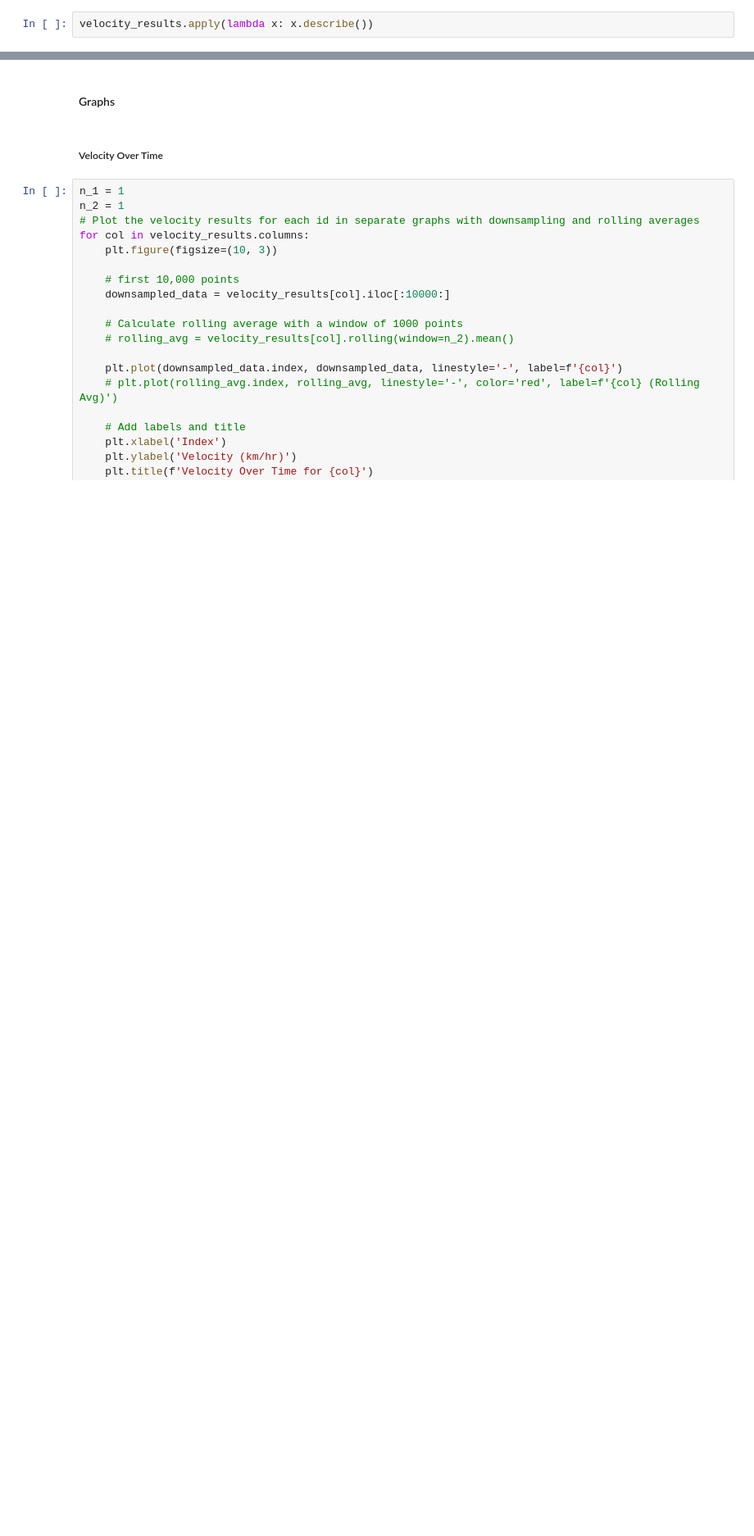
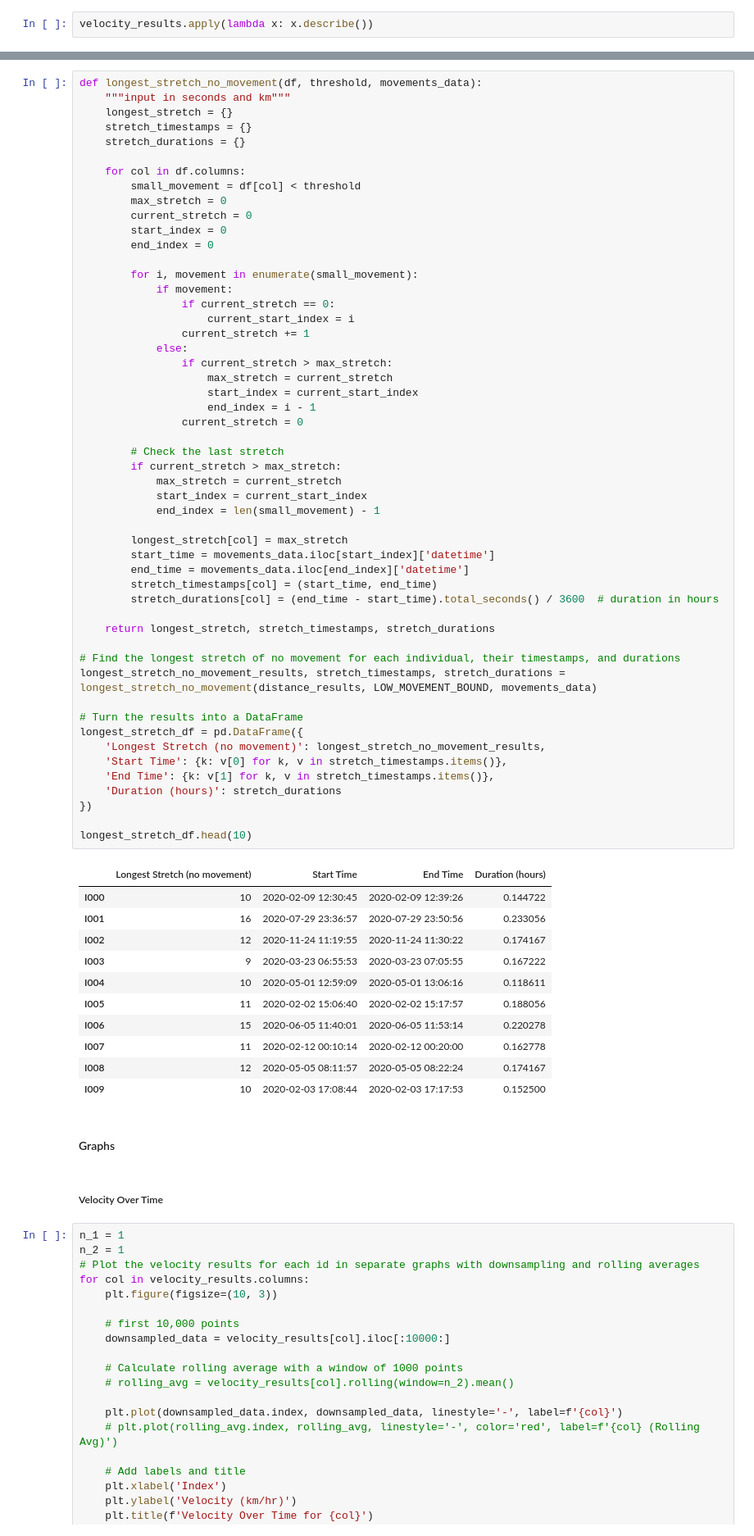
Before and after one commit to Cass-1/detecting-dine-out-patterns, a Jupyter notebook: src/notebooks/distance_analysis.ipynb, the cells around one changed output, grey strips where cells are left out. Shown: that part at 82% size. Drawn from its saved outputs; the diff is of its cells as text; blank space fills up the shorter version.

```diff
--- a/src/notebooks/distance_analysis.ipynb
+++ b/src/notebooks/distance_analysis.ipynb
@@ -92,3 +110,67 @@ velocity_results.apply(lambda x: x.describe())
+# %%
+def longest_stretch_no_movement(df, threshold, movements_data):
+    """input in seconds and km"""
+    longest_stretch = {}
+    stretch_timestamps = {}
+    stretch_durations = {}
+
+    for col in df.columns:
+        small_movement = df[col] < threshold
+        max_stretch = 0
+        current_stretch = 0
+        start_index = 0
+        end_index = 0
+
+        for i, movement in enumerate(small_movement):
+            if movement:
+                if current_stretch == 0:
+                    current_start_index = i
+                current_stretch += 1
+            else:
+                if current_stretch > max_stretch:
+                    max_stretch = current_stretch
+                    start_index = current_start_index
+                    end_index = i - 1
+                current_stretch = 0
+
+        # Check the last stretch
+        if current_stretch > max_stretch:
+            max_stretch = current_stretch
+            start_index = current_start_index
+            end_index = len(small_movement) - 1
+
+        longest_stretch[col] = max_stretch
+        start_time = movements_data.iloc[start_index]['datetime']
+        end_time = movements_data.iloc[end_index]['datetime']
+        stretch_timestamps[col] = (start_time, end_time)
+        stretch_durations[col] = (end_time - start_time).total_seconds() / 3600  # duration in hours
+
+    return longest_stretch, stretch_timestamps, stretch_durations
+
+# Find the longest stretch of no movement for each individual, their timestamps, and durations
+longest_stretch_no_movement_results, stretch_timestamps, stretch_durations = longest_stretch_no_movement(distance_results, LOW_MOVEMENT_BOUND, movements_data)
+
+# Turn the results into a DataFrame
+longest_stretch_df = pd.DataFrame({
+    'Longest Stretch (no movement)': longest_stretch_no_movement_results,
+    'Start Time': {k: v[0] for k, v in stretch_timestamps.items()},
+    'End Time': {k: v[1] for k, v in stretch_timestamps.items()},
+    'Duration (hours)': stretch_durations
+})
+
+longest_stretch_df.head(10)
+# %% [output]
+|  | Longest Stretch (no movement) | Start Time | End Time | Duration (hours) |
+| I000 | 10 | 2020-02-09 12:30:45 | 2020-02-09 12:39:26 | 0.144722 |
+| I001 | 16 | 2020-07-29 23:36:57 | 2020-07-29 23:50:56 | 0.233056 |
+| I002 | 12 | 2020-11-24 11:19:55 | 2020-11-24 11:30:22 | 0.174167 |
+| I003 | 9 | 2020-03-23 06:55:53 | 2020-03-23 07:05:55 | 0.167222 |
+| I004 | 10 | 2020-05-01 12:59:09 | 2020-05-01 13:06:16 | 0.118611 |
+| I005 | 11 | 2020-02-02 15:06:40 | 2020-02-02 15:17:57 | 0.188056 |
+| I006 | 15 | 2020-06-05 11:40:01 | 2020-06-05 11:53:14 | 0.220278 |
+| I007 | 11 | 2020-02-12 00:10:14 | 2020-02-12 00:20:00 | 0.162778 |
+| I008 | 12 | 2020-05-05 08:11:57 | 2020-05-05 08:22:24 | 0.174167 |
+| I009 | 10 | 2020-02-03 17:08:44 | 2020-02-03 17:17:53 | 0.152500 |
 # %% [markdown]
 #### Graphs
 # %% [markdown]
```
Also changed, not shown: parts of 5 cells of this notebook, 1 other file.
